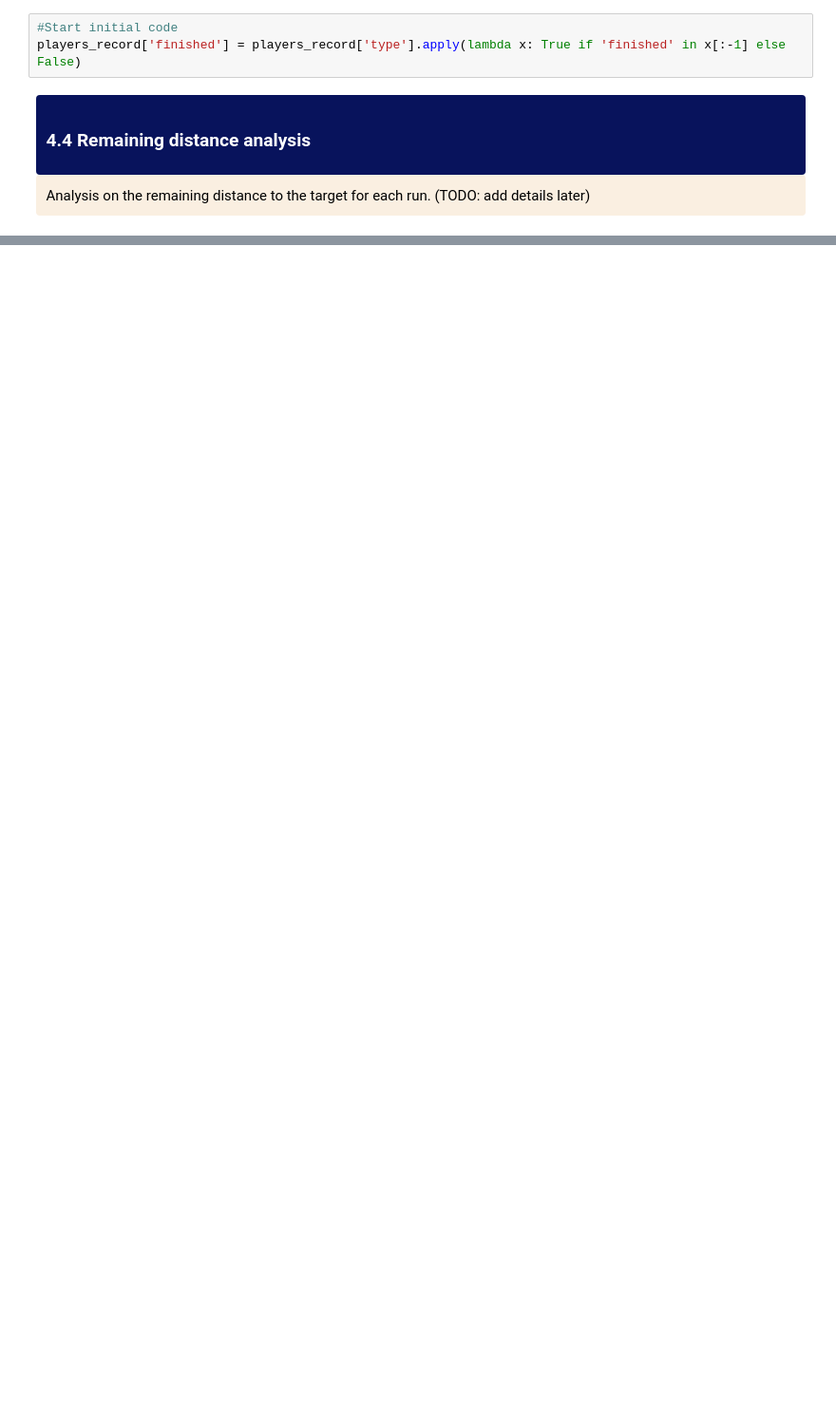
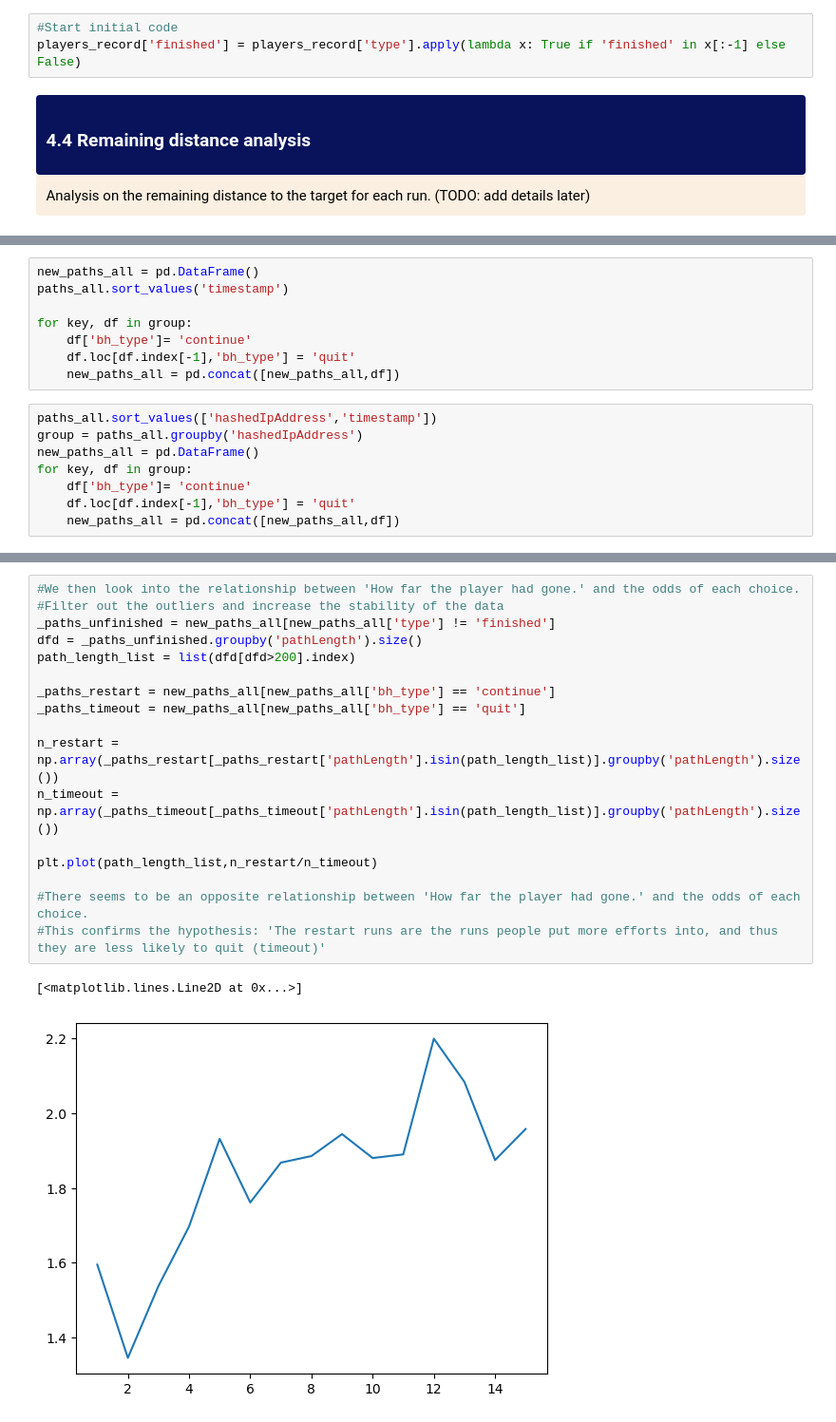
Before and after one commit to epfl-ada/ada-2022-project-7yobananaboy7, a Jupyter notebook: main.ipynb, the cells around one changed output, grey strips where cells are left out. Shown at 95% size. Saved outputs shown, nothing was run; the diff lists cells and outputs as text; blank space fills up the shorter version.

```diff
--- a/main.ipynb
+++ b/main.ipynb
@@ -1271,0 +1260,16 @@ Ratio of number of restarts and number of timeouts 1.6681325753512817
+# %%
+new_paths_all = pd.DataFrame()
+paths_all.sort_values('timestamp')
+
+for key, df in group:
+    df['bh_type']= 'continue'
+    df.loc[df.index[-1],'bh_type'] = 'quit'
+    new_paths_all = pd.concat([new_paths_all,df])
+# %%
+paths_all.sort_values(['hashedIpAddress','timestamp'])
+group = paths_all.groupby('hashedIpAddress')
+new_paths_all = pd.DataFrame()
+for key, df in group:
+    df['bh_type']= 'continue'
+    df.loc[df.index[-1],'bh_type'] = 'quit'
+    new_paths_all = pd.concat([new_paths_all,df])
@@ -1271,0 +1310,20 @@ Ratio of number of restarts and number of timeouts 1.6681325753512817
+# %%
+#We then look into the relationship between 'How far the player had gone.' and the odds of each choice.
+#Filter out the outliers and increase the stability of the data
+_paths_unfinished = new_paths_all[new_paths_all['type'] != 'finished']
+dfd = _paths_unfinished.groupby('pathLength').size()
+path_length_list = list(dfd[dfd>200].index)
+
+_paths_restart = new_paths_all[new_paths_all['bh_type'] == 'continue']
+_paths_timeout = new_paths_all[new_paths_all['bh_type'] == 'quit']
+
+n_restart = np.array(_paths_restart[_paths_restart['pathLength'].isin(path_length_list)].groupby('pathLength').size())
+n_timeout = np.array(_paths_timeout[_paths_timeout['pathLength'].isin(path_length_list)].groupby('pathLength').size())
+
+plt.plot(path_length_list,n_restart/n_timeout)
+
+#There seems to be an opposite relationship between 'How far the player had gone.' and the odds of each choice.
+#This confirms the hypothesis: 'The restart runs are the runs people put more efforts into, and thus they are less likely to quit (timeout)'
+# %% [output]
+[<matplotlib.lines.Line2D at 0x...>]
+[figure, added]
```
Also changed, not shown: parts of 25 cells of this notebook, 3 other files.
